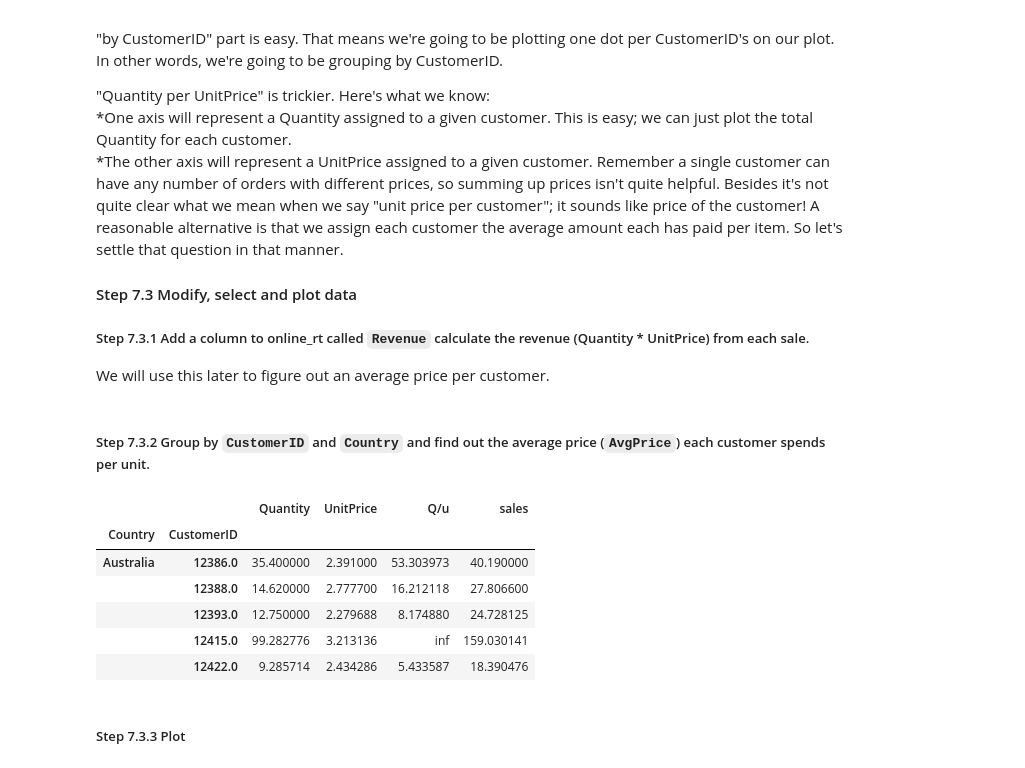
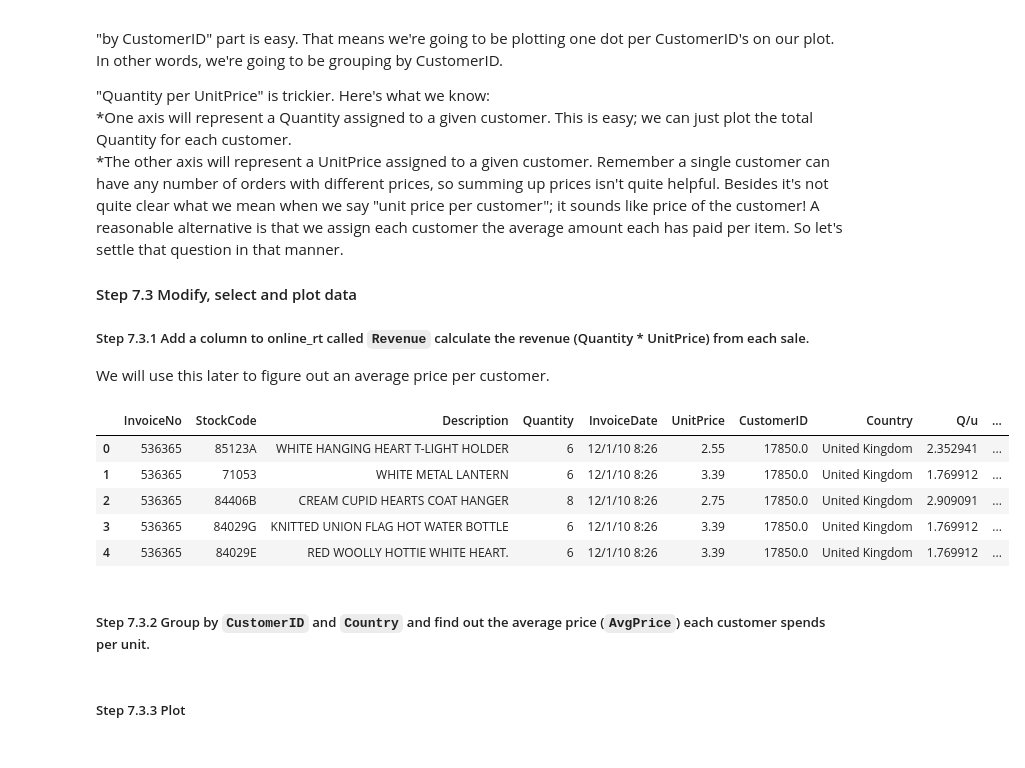
Before and after one commit to zhiyixu/pandas_exercises, a Jupyter notebook: 07_Visualization/Online_Retail/Exercises.ipynb, the cells around one changed output. Cells and saved outputs as stored; diff of their text form; code cells hidden in the pictures.

```diff
--- a/07_Visualization/Online_Retail/Exercises.ipynb
+++ b/07_Visualization/Online_Retail/Exercises.ipynb
@@ -158,19 +172,20 @@ We need to unpack that.
 #### Step 7.3 Modify, select and plot data
 ##### Step 7.3.1 Add a column to online_rt called `Revenue` calculate the revenue (Quantity * UnitPrice) from each sale.
 We will use this later to figure out an average price per customer.
+# %%
+online_rt["Revenue"] = online_rt.Quantity * online_rt.UnitPrice
+online_rt.head()
+# %% [output]
+|  | InvoiceNo | StockCode | Description | Quantity | InvoiceDate | UnitPrice | CustomerID | Country | Q/u | ... |
+| 0 | 536365 | 85123A | WHITE HANGING HEART T-LIGHT HOLDER | 6 | 12/1/10 8:26 | 2.55 | 17850.0 | United Kingdom | 2.352941 | ... |
+| 1 | 536365 | 71053 | WHITE METAL LANTERN | 6 | 12/1/10 8:26 | 3.39 | 17850.0 | United Kingdom | 1.769912 | ... |
+| 2 | 536365 | 84406B | CREAM CUPID HEARTS COAT HANGER | 8 | 12/1/10 8:26 | 2.75 | 17850.0 | United Kingdom | 2.909091 | ... |
+| 3 | 536365 | 84029G | KNITTED UNION FLAG HOT WATER BOTTLE | 6 | 12/1/10 8:26 | 3.39 | 17850.0 | United Kingdom | 1.769912 | ... |
+| 4 | 536365 | 84029E | RED WOOLLY HOTTIE WHITE HEART. | 6 | 12/1/10 8:26 | 3.39 | 17850.0 | United Kingdom | 1.769912 | ... |
 # %% [markdown]
 ##### Step 7.3.2 Group by `CustomerID` and `Country` and find out the average price (`AvgPrice`) each customer spends per unit.
 # %%
-data = online_rt.query("Country != 'United Kingdom'").groupby(by=["Country","CustomerID"]).mean()
-data.head()
+data = online_rt.groupby(by=["CustomerID", "Country"]).mean("Revenue")
-# %% [output]
-|  |  | Quantity | UnitPrice | Q/u | sales |
-| Country | CustomerID |  |  |  |  |
-| Australia | 12386.0 | 35.400000 | 2.391000 | 53.303973 | 40.190000 |
-|  | 12388.0 | 14.620000 | 2.777700 | 16.212118 | 27.806600 |
-|  | 12393.0 | 12.750000 | 2.279688 | 8.174880 | 24.728125 |
-|  | 12415.0 | 99.282776 | 3.213136 | inf | 159.030141 |
-|  | 12422.0 | 9.285714 | 2.434286 | 5.433587 | 18.390476 |
 # %% [markdown]
 ##### Step 7.3.3 Plot
 # %%
```
Also changed, not shown: parts of 4 cells of this notebook, 2 other files.
